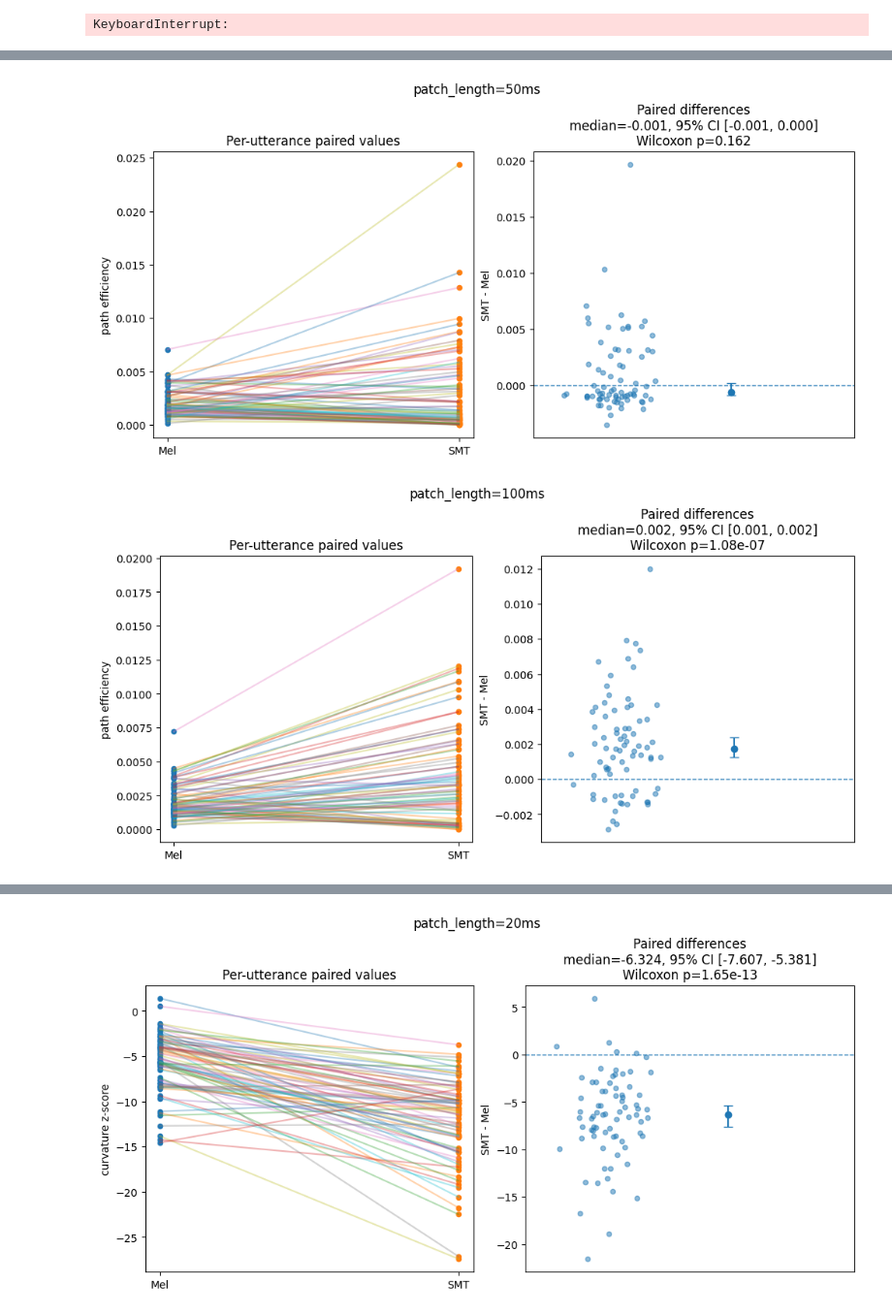
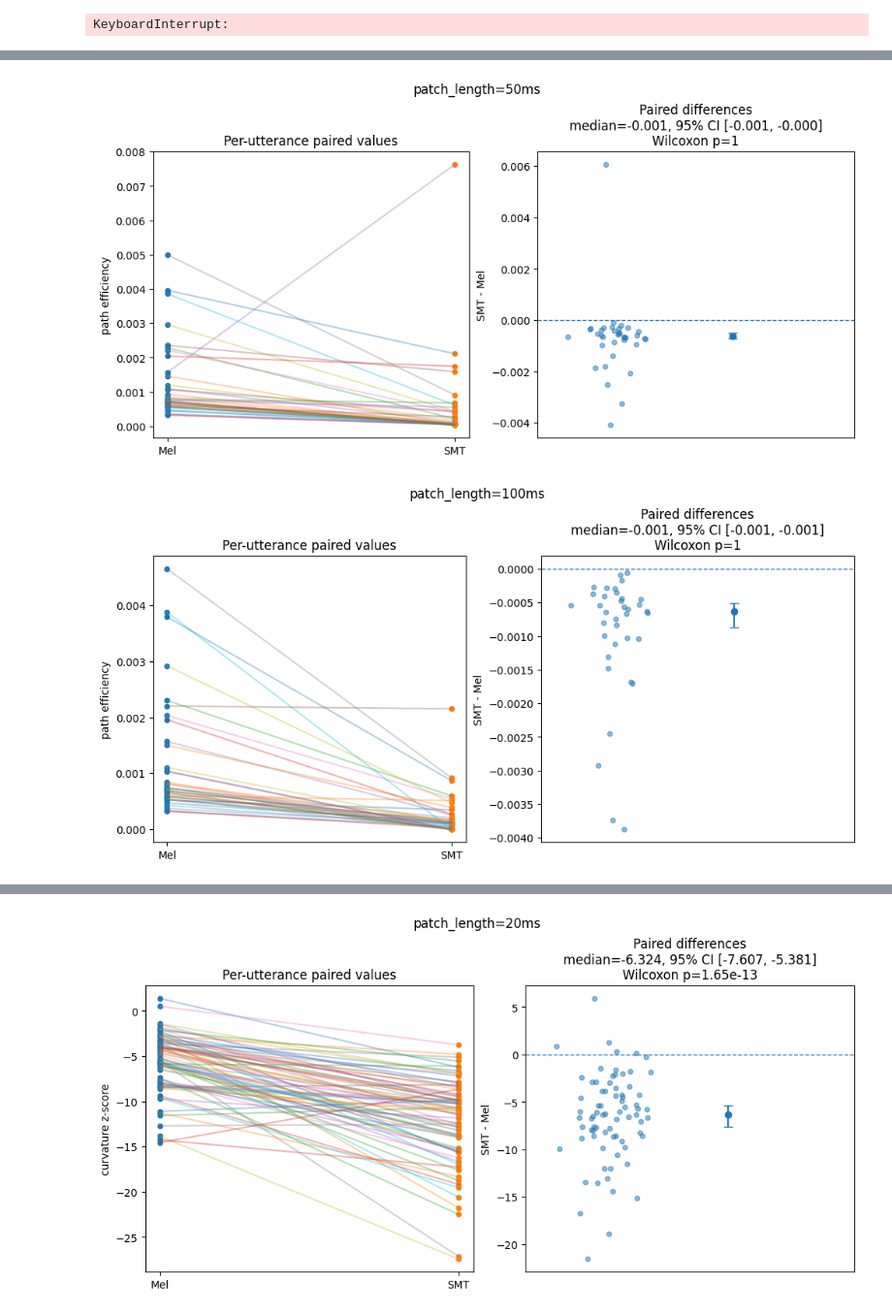
Before and after one commit to zbalkhy/EEC289, a Jupyter notebook: final_project/SMT.ipynb, the cells around one changed output, grey strips where cells are left out. Shown at 97% size. Saved outputs shown, nothing was run; the diff lists cells and outputs as text; code cells hidden in the pictures.

```diff
--- a/final_project/SMT.ipynb
+++ b/final_project/SMT.ipynb
@@ -94,7 +92,7 @@ KeyboardInterrupt:
 subjects = [251, 422, 652, 777, 1272]
 AUDIO_DIRS = [Path(f"./data/LibriSpeech/dev-clean/{str(subj)}") for subj in subjects]
 # %%
-with open('results_251.json') as f:
+with open('results_422.json') as f:
     results = json.load(f)
 for i in patch_lengths:
     plot_paired_comparison(results[str(i)]['mel_stats']['path_efficiency'], results[str(i)]['smt_stats']['path_efficiency'], i, "path efficiency", "greater")
@@ -103,2 +101,2 @@ for i in patch_lengths:
-[figure, old version]
+[figure, new version]
-[figure, old version]
+[figure, new version]
```
Also changed, not shown: parts of 23 cells of this notebook, 2 other files.
